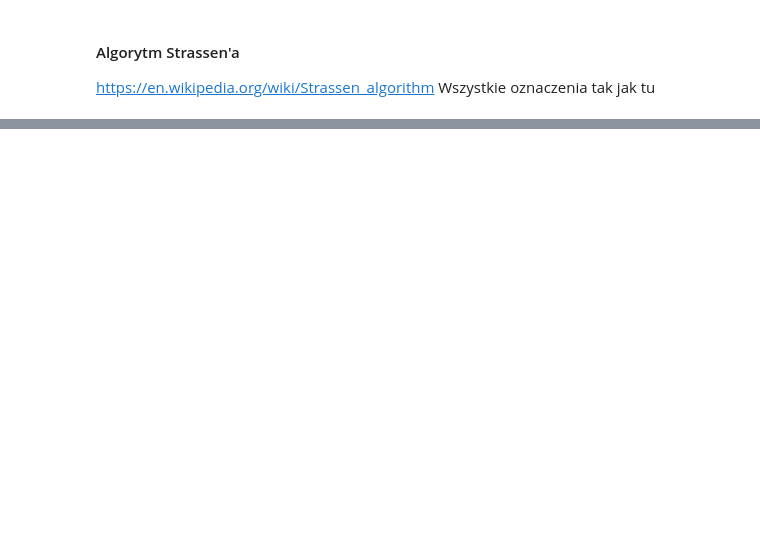
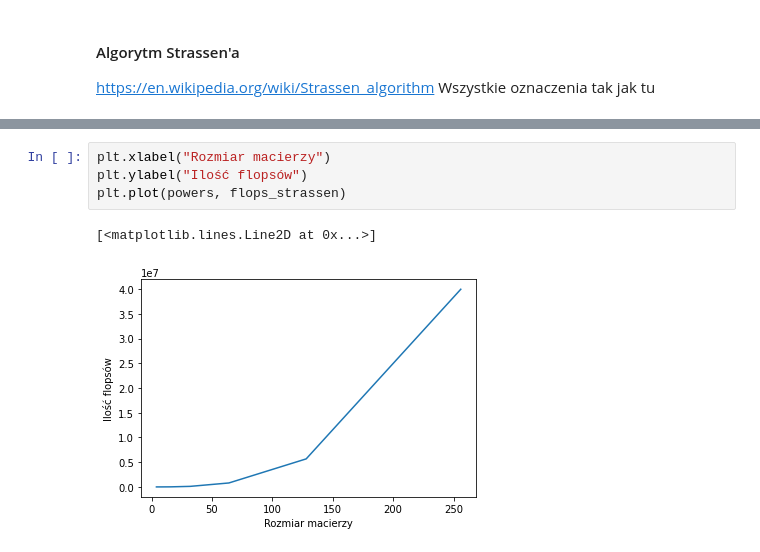
Before and after one commit to pweglik/matrix-algoritms, a Jupyter notebook: lab1/macierzowe.ipynb, the cells around one changed output, grey strips where cells are left out. Saved outputs shown, nothing was run; the diff lists cells and outputs as text; blank space fills up the shorter version.

```diff
--- a/lab1/macierzowe.ipynb
+++ b/lab1/macierzowe.ipynb
@@ -258,0 +326,7 @@ Number of operations: 24
+# %%
+plt.xlabel("Rozmiar macierzy")
+plt.ylabel("Ilość flopsów")
+plt.plot(powers, flops_strassen)
+# %% [output]
+[<matplotlib.lines.Line2D at 0x...>]
+[figure, added]
```
Also changed, not shown: parts of 14 cells of this notebook, 7 other files.
